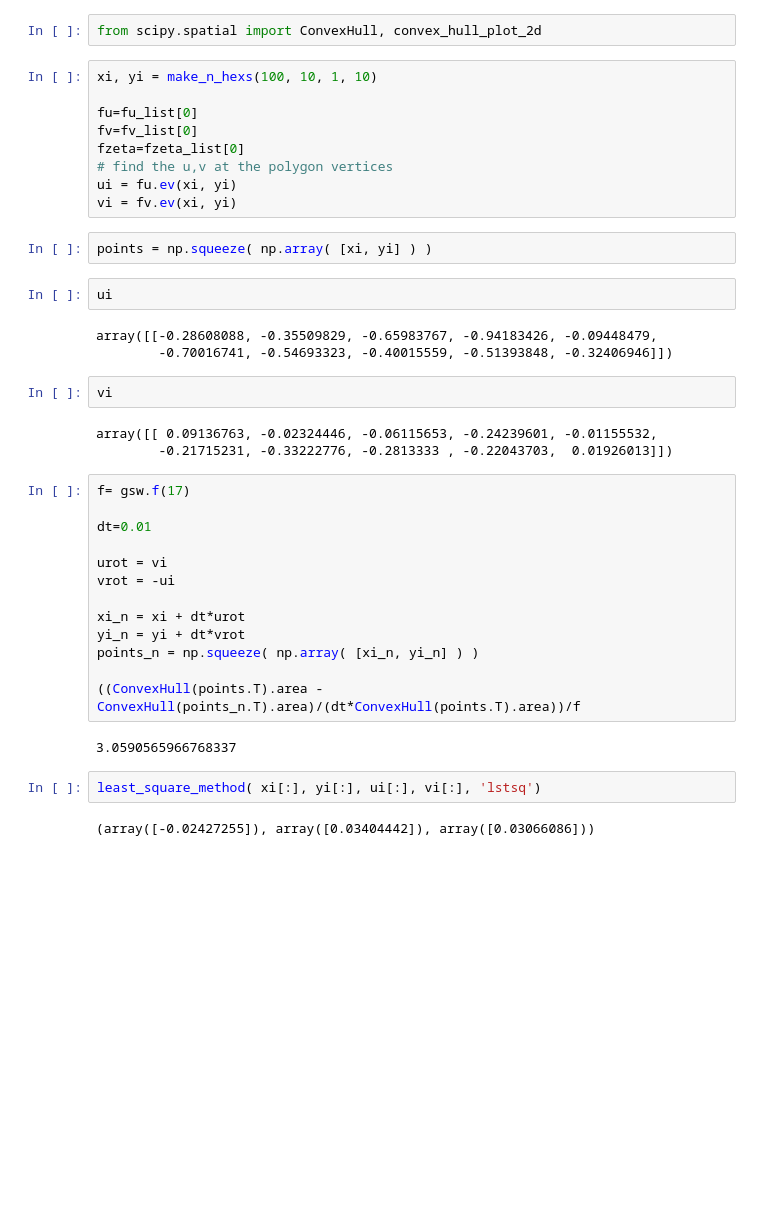
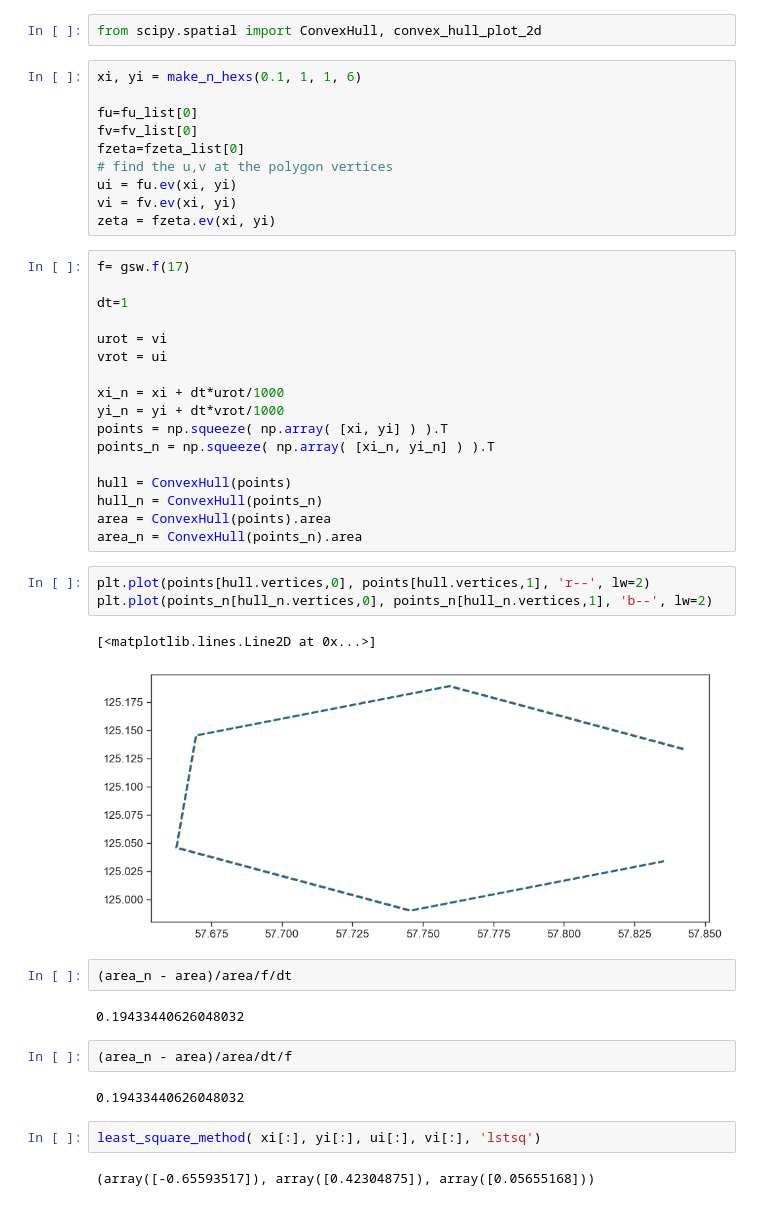
Before and after one commit to sessink/velocity_gradients, a Jupyter notebook: notebooks/compare_methods.ipynb, the cells around one changed output. Drawn from its saved outputs; the diff is of its cells as text; blank space fills up the shorter version.

```diff
--- a/notebooks/compare_methods.ipynb
+++ b/notebooks/compare_methods.ipynb
@@ -56,7 +74,7 @@ fu_list, fv_list, fzeta_list = filter_fields(dat)
 # %%
 from scipy.spatial import ConvexHull, convex_hull_plot_2d
 # %%
-xi, yi = make_n_hexs(100, 10, 1, 10)
+xi, yi = make_n_hexs(0.1, 1, 1, 6)
 
 fu=fu_list[0]
 fv=fv_list[0]
@@ -64,34 +82,39 @@ fzeta=fzeta_list[0]
 # find the u,v at the polygon vertices
 ui = fu.ev(xi, yi)
 vi = fv.ev(xi, yi)
+zeta = fzeta.ev(xi, yi)
-# %%
-points = np.squeeze( np.array( [xi, yi] ) )
-# %%
-ui
-# %% [output]
-array([[-0.28608088, -0.35509829, -0.65983767, -0.94183426, -0.09448479,
-        -0.70016741, -0.54693323, -0.40015559, -0.51393848, -0.32406946]])
-# %%
-vi
-# %% [output]
-array([[ 0.09136763, -0.02324446, -0.06115653, -0.24239601, -0.01155532,
-        -0.21715231, -0.33222776, -0.2813333 , -0.22043703,  0.01926013]])
 # %%
 f= gsw.f(17)
 
-dt=0.01
+dt=1
 
 urot = vi
-vrot = -ui
+vrot = ui
 
-xi_n = xi + dt*urot
-yi_n = yi + dt*vrot
-points_n = np.squeeze( np.array( [xi_n, yi_n] ) )
+xi_n = xi + dt*urot/1000
+yi_n = yi + dt*vrot/1000
+points = np.squeeze( np.array( [xi, yi] ) ).T
+points_n = np.squeeze( np.array( [xi_n, yi_n] ) ).T
 
-((ConvexHull(points.T).area - ConvexHull(points_n.T).area)/(dt*ConvexHull(points.T).area))/f
+hull = ConvexHull(points)
+hull_n = ConvexHull(points_n)
+area = ConvexHull(points).area
+area_n = ConvexHull(points_n).area
-# %% [output]
-3.0590565966768337
+# %%
+plt.plot(points[hull.vertices,0], points[hull.vertices,1], 'r--', lw=2)
+plt.plot(points_n[hull_n.vertices,0], points_n[hull_n.vertices,1], 'b--', lw=2)
+# %% [output]
+[<matplotlib.lines.Line2D at 0x...>]
+[figure, added]
+# %%
+(area_n - area)/area/f/dt
+# %% [output]
+0.19433440626048032
+# %%
+(area_n - area)/area/dt/f
+# %% [output]
+0.19433440626048032
 # %%
 least_square_method( xi[:], yi[:], ui[:], vi[:], 'lstsq')
 # %% [output]
-(array([-0.02427255]), array([0.03404442]), array([0.03066086]))
+(array([-0.65593517]), array([0.42304875]), array([0.05655168]))
```
Also changed, not shown: parts of 14 cells of this notebook, 2 other files.
